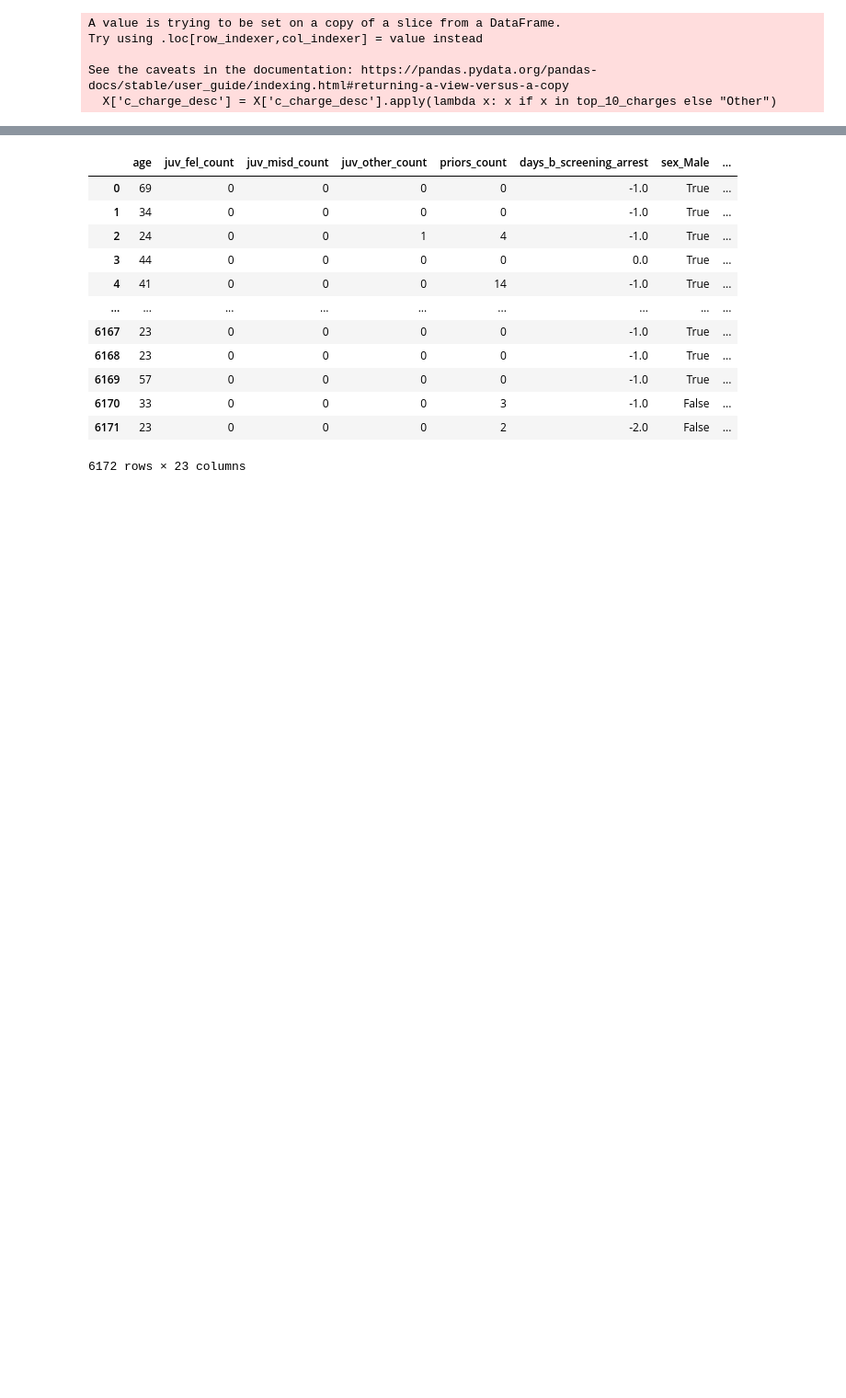
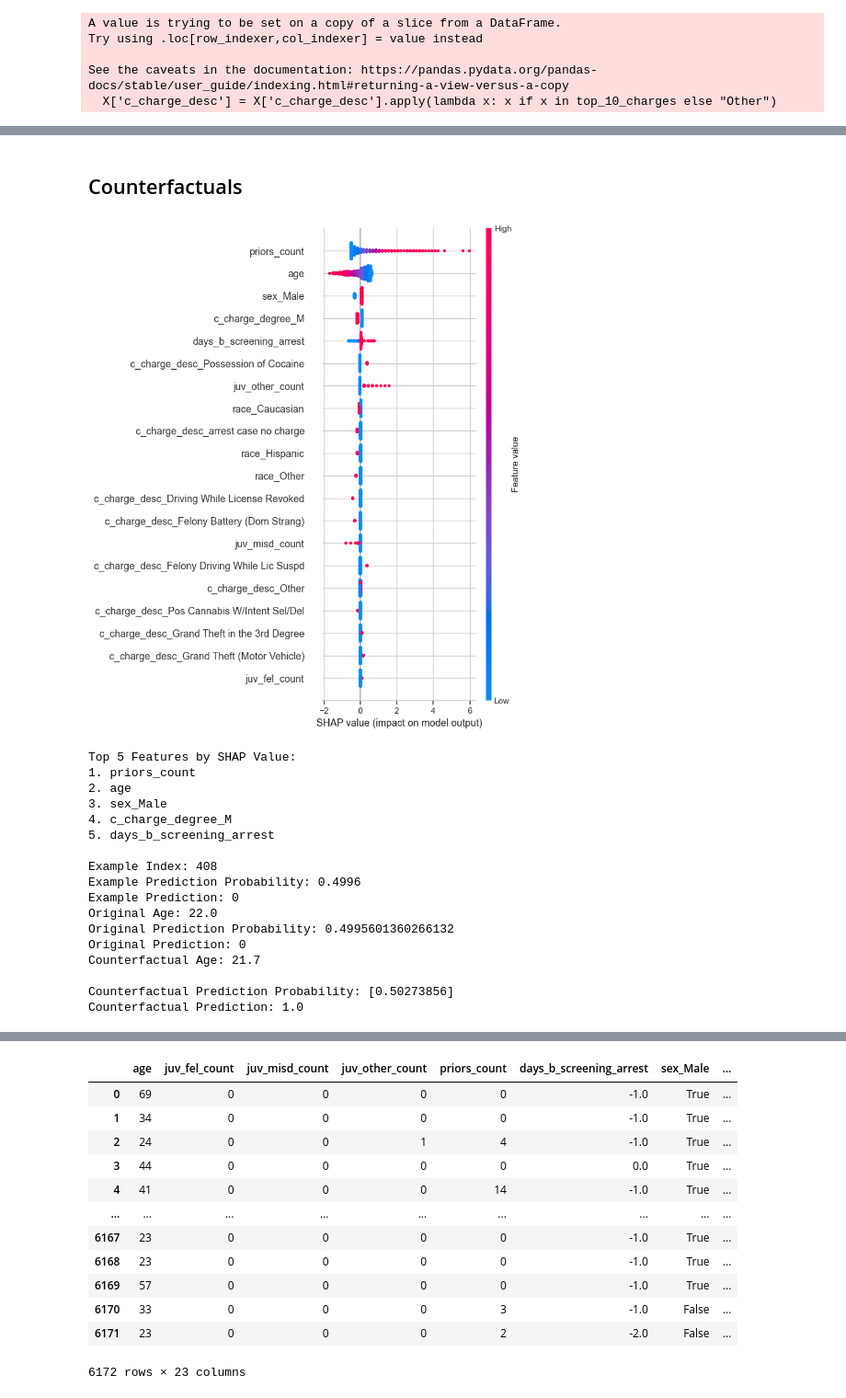
Before and after one commit to reliableai/ai-design, a Jupyter notebook: compas/compas_updated.ipynb, the cells around one changed output, grey strips where cells are left out. Shown at 92% size. Drawn from its saved outputs; the diff is of its cells as text; code cells hidden in the pictures; blank space fills up the shorter version.

```diff
--- a/compas/compas_updated.ipynb
+++ b/compas/compas_updated.ipynb
@@ -692,0 +730,79 @@ See the caveats in the documentation: https://pandas.pydata.org/pandas-docs/stab
+# %% [markdown]
+## Counterfactuals
+# %%
+# now lets explore how we can create and identify counterfactuals
+# we are looking for examples where the model prediction changes when we change a feature minimally
+# we can use the SHAP library to do this
+import shap
+
+# Initialize the SHAP explainer
+explainer = shap.Explainer(logistic_model, X_train)
+
+# Calculate SHAP values
+shap_values = explainer(X_test)
+
+# Get the mean absolute SHAP values for each feature
+shap_mean = np.abs(shap_values.values).mean(0)
+
+# Sort the features by importance
+sorted_idx = np.argsort(shap_mean)
+sorted_features = X.columns[sorted_idx]
+
+# Plot the SHAP summary plot
+shap.summary_plot(shap_values, X_test, feature_names=X.columns)
+
+# lets look at the top 5 features
+top_features = sorted_features[-5:]
+print(f"Top 5 Features by SHAP Value:")
+for i, feature in enumerate(top_features[::-1]):
+    print(f"{i+1}. {feature}")
+
+# lets identify a counterfactual example, and show how by changing a feature slightly, the prediction changes
+# Select an example close to the decision boundary
+example_idx = np.argmin(np.abs(y_pred_prob - 0.5))
+example = X_test[example_idx]
+print(f"\nExample Index: {example_idx}")
+print(f"Example Prediction Probability: {y_pred_prob[example_idx]:.4f}")
+print(f"Example Prediction: {y_pred[example_idx]}")
+
+# lets try to change the age slightly for this example
+# print the oriigianl age
+print(f"Original Age: {X_test[example_idx][0]}")
+# print the original prediction
+print(f"Original Prediction Probability: {y_pred_prob[example_idx]}")
+print(f"Original Prediction: {y_pred[example_idx]}")
+
+# Create a counterfactual example by changing the age slightly
+x_counterfactual = X_test[example_idx].copy()
+x_counterfactual[0] -= 0.3  # Change age by 0.1
+x_counterfactual = x_counterfactual.reshape(1, -1)
+
+# print the new age
+print(f"Counterfactual Age: {x_counterfactual[0][0]}")
+
+
+
+# Get the model prediction for the counterfactual example
+pred_counterfactual = logistic_model.predict(x_counterfactual)
+prob_counterfactual = logistic_model.predict_proba(x_counterfactual)[:, 1]
+print(f"\nCounterfactual Prediction Probability: {prob_counterfactual}")
+print(f"Counterfactual Prediction: {pred_counterfactual[0]}")
+# %% [output]
+[figure, added]
+Top 5 Features by SHAP Value:
+1. priors_count
+2. age
+3. sex_Male
+4. c_charge_degree_M
+5. days_b_screening_arrest
+
+Example Index: 408
+Example Prediction Probability: 0.4996
+Example Prediction: 0
+Original Age: 22.0
+Original Prediction Probability: 0.4995601360266132
+Original Prediction: 0
+Counterfactual Age: 21.7
+
+Counterfactual Prediction Probability: [0.50273856]
+Counterfactual Prediction: 1.0
```
Also changed, not shown: parts of 24 cells of this notebook, 7 other files.
